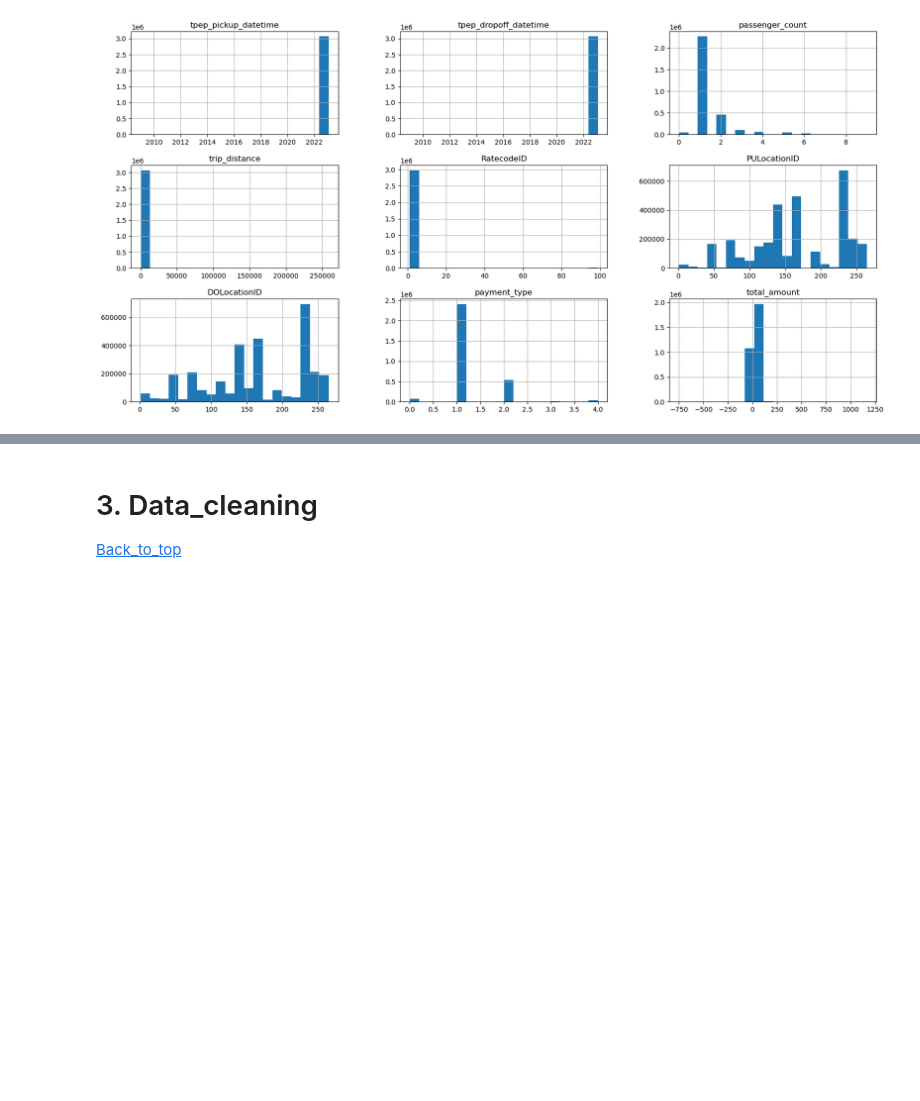
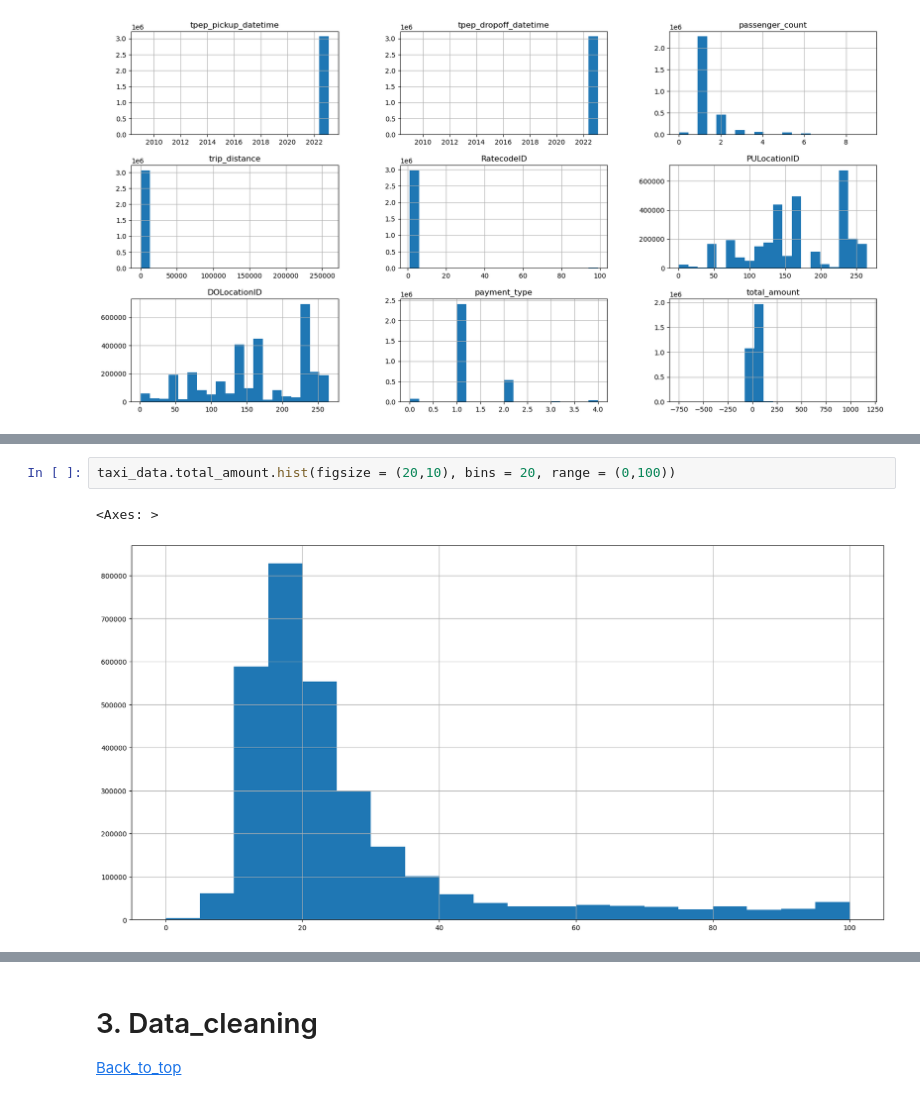
Before and after one commit to UBAID-Urrehman0022/New_York_taxi_analysis, a Jupyter notebook: Presentable_Notebook.ipynb, the cells around one changed output, grey strips where cells are left out. Drawn from its saved outputs; the diff is of its cells as text; blank space fills up the shorter version.

```diff
--- a/Presentable_Notebook.ipynb
+++ b/Presentable_Notebook.ipynb
@@ -123,0 +145,5 @@ array([[<Axes: title={'center': 'tpep_pickup_datetime'}>,
+# %%
+taxi_data.total_amount.hist(figsize = (20,10), bins = 20, range = (0,100))
+# %% [output]
+<Axes: >
+[figure, added]
```
Also changed, not shown: parts of 37 cells of this notebook.
